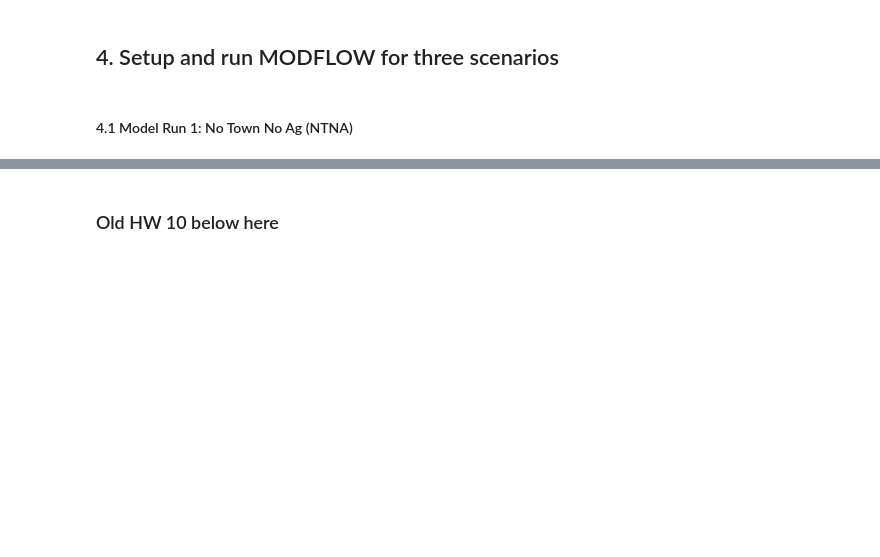
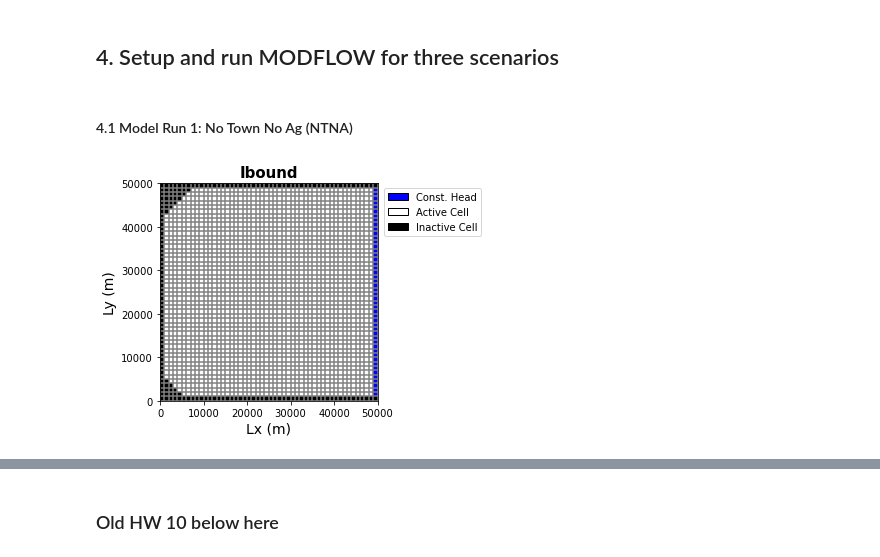
Before and after one commit to GW-modelling-Spring2022/homework-akahler03, a Jupyter notebook: Working/HW12_WatershedModel/HW12_restart_HW10.ipynb, the cells around one changed output, grey strips where cells are left out. Drawn from its saved outputs; the diff is of its cells as text; code cells hidden in the pictures; blank space fills up the shorter version.

Commit message:
normal term but half of layer 1 bedrock

```diff
--- a/Working/HW12_WatershedModel/HW12_restart_HW10.ipynb
+++ b/Working/HW12_WatershedModel/HW12_restart_HW10.ipynb
@@ -169,7 +169,15 @@ for i in range(0,6):
 for i in range(0,6):
     ibound[0:, 44+i, 0:1+i] = 0
 
+#Middle layer - upper and lower left
+for i in range(0,8):
+    ibound[1, i, 0:8-i] = 0
+#for i in range(0,8):
+#    ibound[1, 42+i, 0:1+i] = 0
 
+#Bottom layer - upper and lower left
+#for i in range(0,10):
+#    ibound[2, i, 0:10-i] = 0
 
 
 
@@ -178,6 +186,23 @@ H_init = np.ones((nlay, nrow, ncol), dtype=np.float32)  #float array (i.e. decim
 H_init[:, :, :] = h_right    #initialize the entire domain to the right head value
 #H_init[:, :, 0] = h_left    #replace first (left) col with desired head value
 bas = flopy.modflow.ModflowBas(m1, ibound=ibound, strt=H_init)
+
+#------------------------------------------------------
+#Model Map
+#plot grid and ibound
+modelmap = flopy.plot.PlotMapView(model=m1, layer=1)
+grid = modelmap.plot_grid()
+ib = modelmap.plot_ibound()
+#add labels and legend
+plt.xlabel('Lx (m)',fontsize = 14)
+plt.ylabel('Ly (m)',fontsize = 14)
+plt.title('Ibound', fontsize = 15, fontweight = 'bold')
+plt.legend(handles=[mp.patches.Patch(color='blue',label='Const. Head',ec='black'),
+                   mp.patches.Patch(color='white',label='Active Cell',ec='black'),
+                   mp.patches.Patch(color='black',label='Inactive Cell',ec='black')],
+                   bbox_to_anchor=(1.5,1.0))
+plt.show(modelmap)
+#-------------------------------------------------------
 
 #Layer properties - lpf
 lpf = flopy.modflow.ModflowLpf(m1, laytyp=uncnf, hk=Kh,
@@ -185,33 +210,34 @@ lpf = flopy.modflow.ModflowLpf(m1, laytyp=uncnf, hk=Kh,
                                sy=Sy,storagecoefficient=True, ipakcb=53)
 
 #Recharge
 rech_zone = np.zeros((nrow,ncol))               #define an array of zeros of dim (nrow,ncol)
 rech_zone=rech_zone+recharge
 rch = flopy.modflow.mfrch.ModflowRch(model=m1, rech=rech_zone, ipakcb=53)     #create rch object
 
 #Well
 #well_loc = (0,well_row,well_col) #Well loc should be layer, row, column
 #well_1 = [i for i in well_loc] + [pumping]
 #print(well_1)
 #print("Well 1 [layer, row, column, flux]: \n", well_1)
 #wel_spd = {0: [well_1]} #putting the well in the bottom layer
 #wel = flopy.modflow.ModflowWel(model=m1, stress_period_data=wel_spd)
 
 #Output control - OC
 spd = {(0,0):['print head', 'print budget', 'save head', 'save budget']} #create a dictionary for stress period data, where key (0,0) is associated with value ['print...']
 oc = flopy.modflow.ModflowOc(model=m1, stress_period_data=spd, compact=True)
 
 #Numerical solver - pcg
 pcg = flopy.modflow.ModflowPcg(model=m1)
 
 #write the inputs
 m1.write_input()
 
 #Run the model
 success, mfoutput = m1.run_model(pause=False, report=True)
 if not success:
     raise Exception('MODFLOW did not terminate normally.')
 # %% [output]
+[figure, added]
 FloPy is using the following executable to run the model: C:/Users/tento/Documents/GW_Modeling/homework-akahler03/Working/mf2005.exe
 
                                   MODFLOW-2005
```
Also changed, not shown: parts of 10 cells of this notebook.
